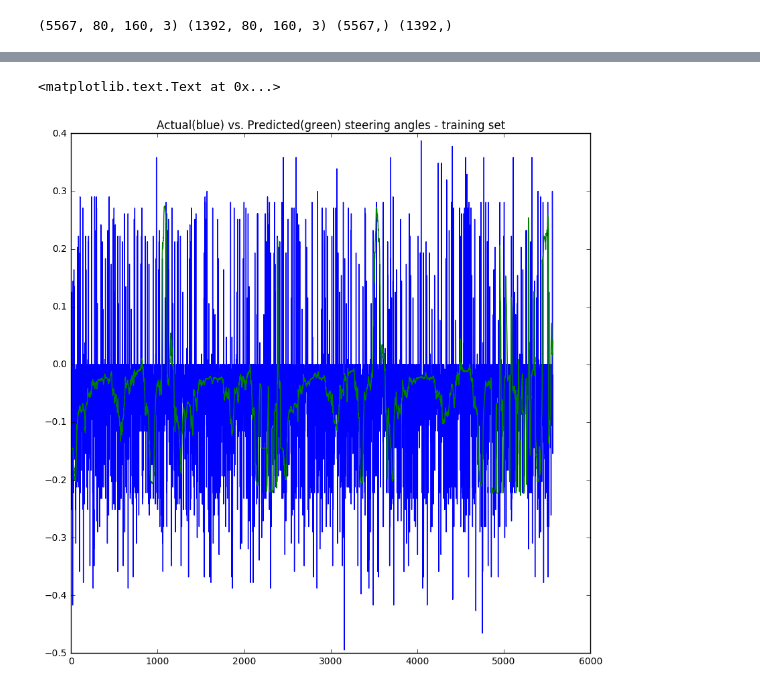
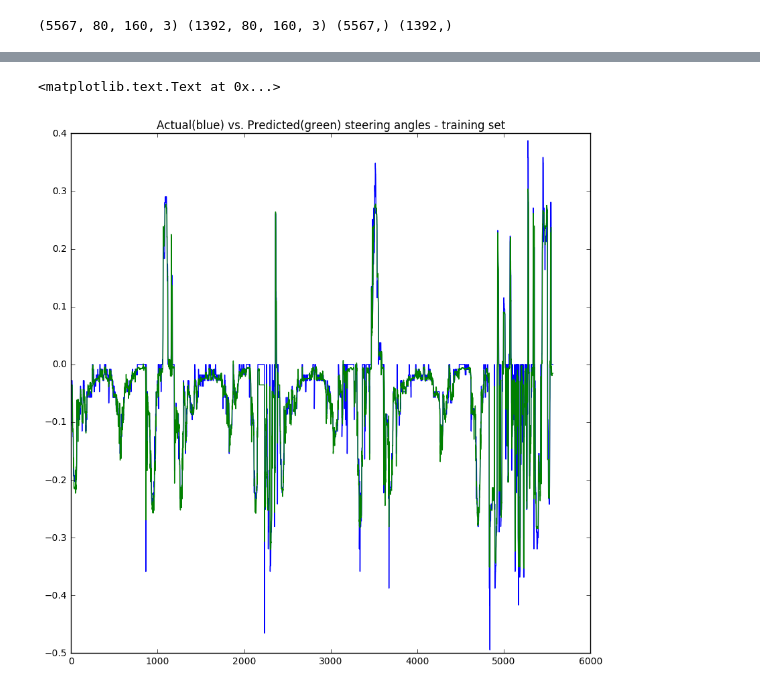
Before and after one commit to berickson/CarND-Behaviorial-Cloning, a Jupyter notebook: Behavorial-Cloning.ipynb, the cells around one changed output, grey strips where cells are left out. Saved outputs shown, nothing was run; the diff lists cells and outputs as text; code cells hidden in the pictures.

```diff
--- a/Behavorial-Cloning.ipynb
+++ b/Behavorial-Cloning.ipynb
@@ -281,7 +214,7 @@ def images_for_files(file_paths):
     images = []
     for f in file_paths:
         im=plt.imread(f)
-        im=process_image(im)
+        im=pre_process_image(im)
         images.append(im)
     np_images=np.array(images,dtype='float')
     del images
@@ -335,7 +268,7 @@ y_train_r = np.reshape(y_train_r,y_train.shape)
 print(np.shape(X_train_r), np.shape(y_train_r))
 # %%
 # let's remember the shape of the processed images
-im_shape = X_train_r[0].shape
+im_shape = X_train[0].shape
 print(im_shape)
 # %% [output]
 (80, 160, 3)
@@ -436,12 +367,15 @@ model = model_a(im_shape)
 model.compile(loss='mse', optimizer='adam')
 #sdg = keras.optimizers.SGD(lr=0.001, clipnorm=1.)
 #model.compile(loss='mse', optimizer=sdg)
+# %%
+checkpointer = keras.callbacks.ModelCheckpoint("best_model.h5")
+quitter = keras.callbacks.EarlyStopping(patience=20)
 # %%
 
 
 history = model.fit(X_train, y_train,
-#history = model.fit(X, y,
-          nb_epoch=10, batch_size=46,
-          validation_data=(X_val, y_val))
+    nb_epoch=100, batch_size=46,
+    validation_data=(X_val, y_val),
+    callbacks=[checkpointer,quitter])
 # %% [output]
 Train on 5567 samples, validate on 1392 samples
@@ -470,13 +405,13 @@ print(np.mean(y_train),np.mean(y_train_predict))
 # %%
 
 plt.figure(figsize=(10,10))
-plt.plot(y_train_r,color='b')
+plt.plot(y_train,color='b')
 plt.plot(y_train_predict,color='g')
 
 plt.title("Actual(blue) vs. Predicted(green) steering angles - training set")
 # %% [output]
 <matplotlib.text.Text at 0x...>
-[figure, old version]
+[figure, new version]
 # %%
 y_val_predict = model.predict(X_val)
 # %%
```
Also changed, not shown: parts of 21 cells of this notebook, 3 other files.
